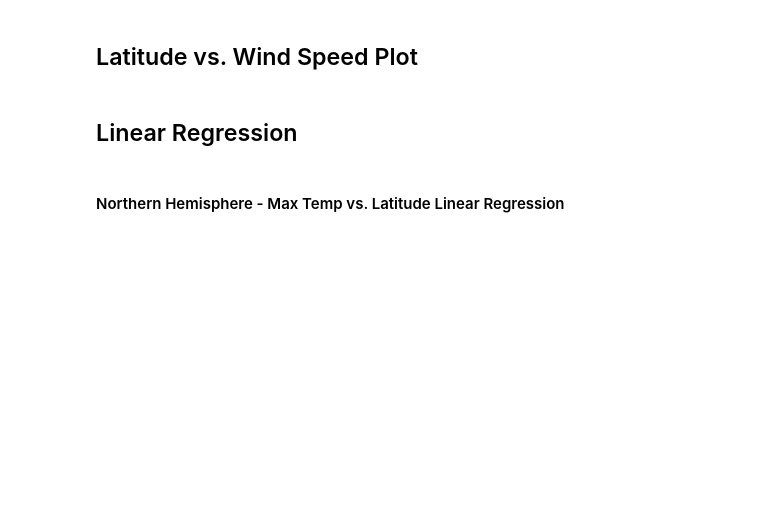
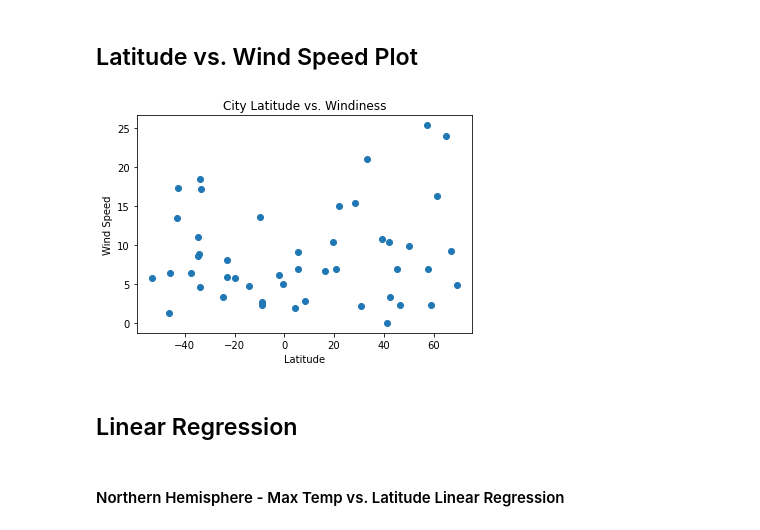
Before and after one commit to mcmanuscw/python-api-challenge, a Jupyter notebook: WeatherPy/WeatherPy.ipynb, the cells around one changed output. Saved outputs shown, nothing was run; the diff lists cells and outputs as text; code cells hidden in the pictures; blank space fills up the shorter version.

```diff
--- a/WeatherPy/WeatherPy.ipynb
+++ b/WeatherPy/WeatherPy.ipynb
@@ -249,4 +332,15 @@ Skip this step if there are no cities that have humidity > 100%.
 # %% [markdown]
 ## Latitude vs. Wind Speed Plot
+# %%
+plt.scatter(city_weather["Latitude"], city_weather["Wind Speed"], marker="o")
+
+plt.title("City Latitude vs. Windiness")
+plt.ylabel("Wind Speed")
+plt.xlabel("Latitude")
+plt.grid=True
+
+plt.show()
+# %% [output]
+[figure, added]
 # %% [markdown]
 ## Linear Regression
```
Also changed, not shown: parts of 27 cells of this notebook, 1 other file.
